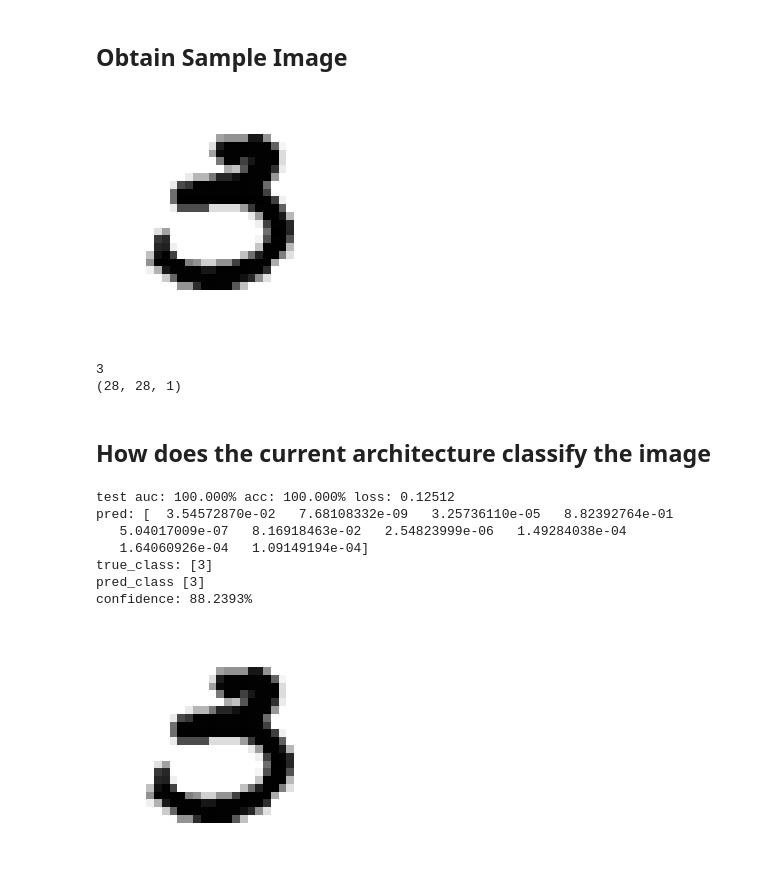
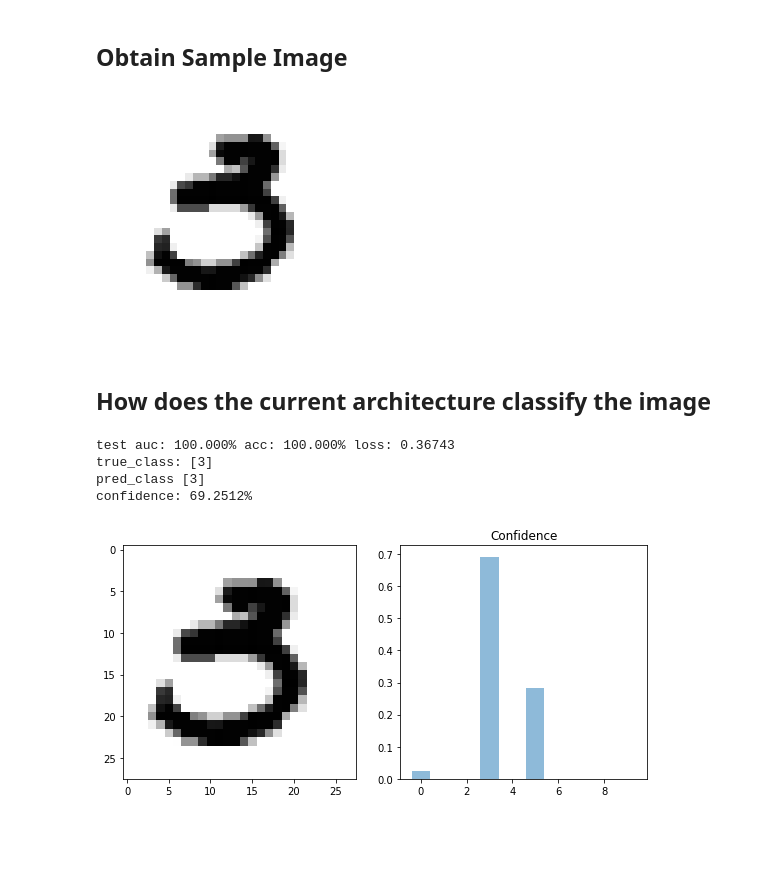
Before and after one commit to JackBurdick/teaching_a_computer_to_fish, a Jupyter notebook: TODO/adversarial_example/adversarial_example.ipynb, the cells around one changed output. Cells and saved outputs as stored; diff of their text form; code cells hidden in the pictures; blank space fills up the shorter version.

Commit message:
include plot creation

```diff
--- a/TODO/adversarial_example/adversarial_example.ipynb
+++ b/TODO/adversarial_example/adversarial_example.ipynb
@@ -143,13 +145,12 @@ Extracting ../../ROOT_DATA/mnist_data/t10k-labels-idx1-ubyte.gz
 # %%
 def create_hyper_params():
     data_params = {}
-    data_params['n_epochs'] = 3
+    data_params['n_epochs'] = 5
     data_params['batch_size'] = 128
     data_params['buffer_size'] = 128 # for shuffling
 
     data_params['init_lr'] = 1e-2
 
-
     return data_params
 # %%
 def build_graph(data_params):
@@ -296,6 +272,7 @@ def build_graph(data_params):
     return g
 # %%
 def train_graph(g):
+    global BEST_PARAMS_PATH
     saver, init_global, init_local = g.get_collection("save_init")
     X, X_reshaped, y, training_op = g.get_collection("main_ops")
     preds, y_true_cls, y_pred_cls = g.get_collection("preds")
@@ -337,9 +314,8 @@ def train_graph(g):
             if cur_loss < best_val_loss:
                 best_val_loss = cur_loss
                 best_params = get_model_params()
-                save_obj(best_params, "new_best_params")
+                save_obj(best_params, BEST_PARAMS_PATH)
                 print("best params saved: acc: {:.3f}% loss: {:.4f}".format(cur_acc*100, cur_loss))
-
 
             summary = sess.run(epoch_validation_write_op)
             val_writer.add_summary(summary, e)
@@ -363,7 +347,7 @@ This is a checkpoint - in that training can be skipped if previous best params a
 reset_graph()
 data_params = create_hyper_params()
 g2 = build_graph(data_params)
-best_params = load_obj("new_best_params")
+best_params = load_obj(BEST_PARAMS_PATH)
 with tf.Session(graph=g2) as sess:
     saver, init_global, init_local = g2.get_collection("save_init")
     X, X_reshaped, y, training_op = g2.get_collection("main_ops")
@@ -398,59 +382,65 @@ plt.imshow(some_digit_image, cmap = matplotlib.cm.binary,
            interpolation="nearest")
 plt.axis("off")
 plt.show()
-print(some_label_dec)
-diesel = some_digit_image.reshape(28,28,1)
-print(diesel.shape)
 # %% [output]
 [figure]
-3
-(28, 28, 1)
 # %% [markdown]
 ## How does the current architecture classify the image
+# %%
+# this function needs some work, but it currently serves it's purpose
+def display_figure_and_prob(img, probs):
+    fig, (ax1, ax2) = plt.subplots(nrows=1, ncols=2, figsize=(8, 4))
+    ax1.imshow(img, cmap = matplotlib.cm.binary,
+           interpolation="nearest")
+    y_pos = np.arange(10)
+    ax2.bar(y_pos, probs, align='center', alpha=0.5)
+    plt.title('Confidence')
+    plt.grid('off')
+    plt.tight_layout()
+    plt.show()
 # %%
 reset_graph()
 data_params = create_hyper_params()
 g2 = build_graph(data_params)
-best_params = load_obj("new_best_params")
+best_params = load_obj(BEST_PARAMS_PATH)
 with tf.Session(graph=g2) as sess:
     saver, init_global, init_local = g2.get_collection("save_init")
     X, X_reshaped, y, training_op = g2.get_collection("main_ops")
     preds, y_true_cls, y_pred_cls = g2.get_collection("preds")
     test_auc, test_auc_update, test_acc, test_acc_update, test_acc_reset_op = g2.get_collection("test_metrics")
     test_mean_loss, test_mean_loss_update, test_loss_reset_op = g2.get_collection("test_loss")
     logz = g2.get_collection("logits")[0]
 
     sess.run([init_global, init_local])
 
     restore_model_params(model_params=best_params, g=g2, sess=sess)
     sess.run([test_acc_reset_op, test_loss_reset_op])
     Xb, yb = np.expand_dims(some_image,0), np.expand_dims(some_label_enc, 0)
     batch_accuracy, batch_loss, batch_auc = sess.run([test_acc_update, test_mean_loss_update, test_auc_update],
                                                               feed_dict={X:Xb,y:yb})
     pred_value, true_cls_value, pred_cls_value = sess.run([preds, y_true_cls, y_pred_cls],
                                                           feed_dict={X:Xb,y:yb})
     logits_val = sess.run([logz], feed_dict={X:Xb,y:yb})[0]
     print
     final_test_acc, final_test_loss, final_test_auc = sess.run([test_acc, test_mean_loss, test_auc])
     print("test auc: {:.3f}% acc: {:.3f}% loss: {:.5f}".format(final_test_auc*100,
                                                                final_test_acc*100,
                                                                final_test_loss))
     pred_idx = pred_cls_value[0]
-    print("pred: {}\ntrue_class: {}\npred_class {}".format(pred_value[0], true_cls_value, pred_cls_value))
+    print("true_class: {}\npred_class {}".format(true_cls_value, pred_cls_value))
     print("confidence: {:.4f}%".format(pred_value[0][pred_idx]*100))
-    plt.imshow(some_digit_image, cmap = matplotlib.cm.binary,
-               interpolation="nearest")
-    plt.axis("off")
-    plt.show()
+
+    display_figure_and_prob(some_digit_image, pred_value[0])
+#     plt.imshow(some_digit_image, cmap = matplotlib.cm.binary,
+#                interpolation="nearest")
+#     plt.axis("off")
+#     plt.show()
 # %% [output]
-test auc: 100.000% acc: 100.000% loss: 0.12512
-pred: [  3.54572870e-02   7.68108332e-09   3.25736110e-05   8.82392764e-01
-   5.04017009e-07   8.16918463e-02   2.54823999e-06   1.49284038e-04
-   1.64060926e-04   1.09149194e-04]
+test auc: 100.000% acc: 100.000% loss: 0.36743
 true_class: [3]
 pred_class [3]
-confidence: 88.2393%
+confidence: 69.2512%
-[figure, old version]
+[figure, new version]
 # %%
 def build_adv_graph(data_params):
     g = tf.Graph()
```
Also changed, not shown: parts of 7 cells of this notebook.
